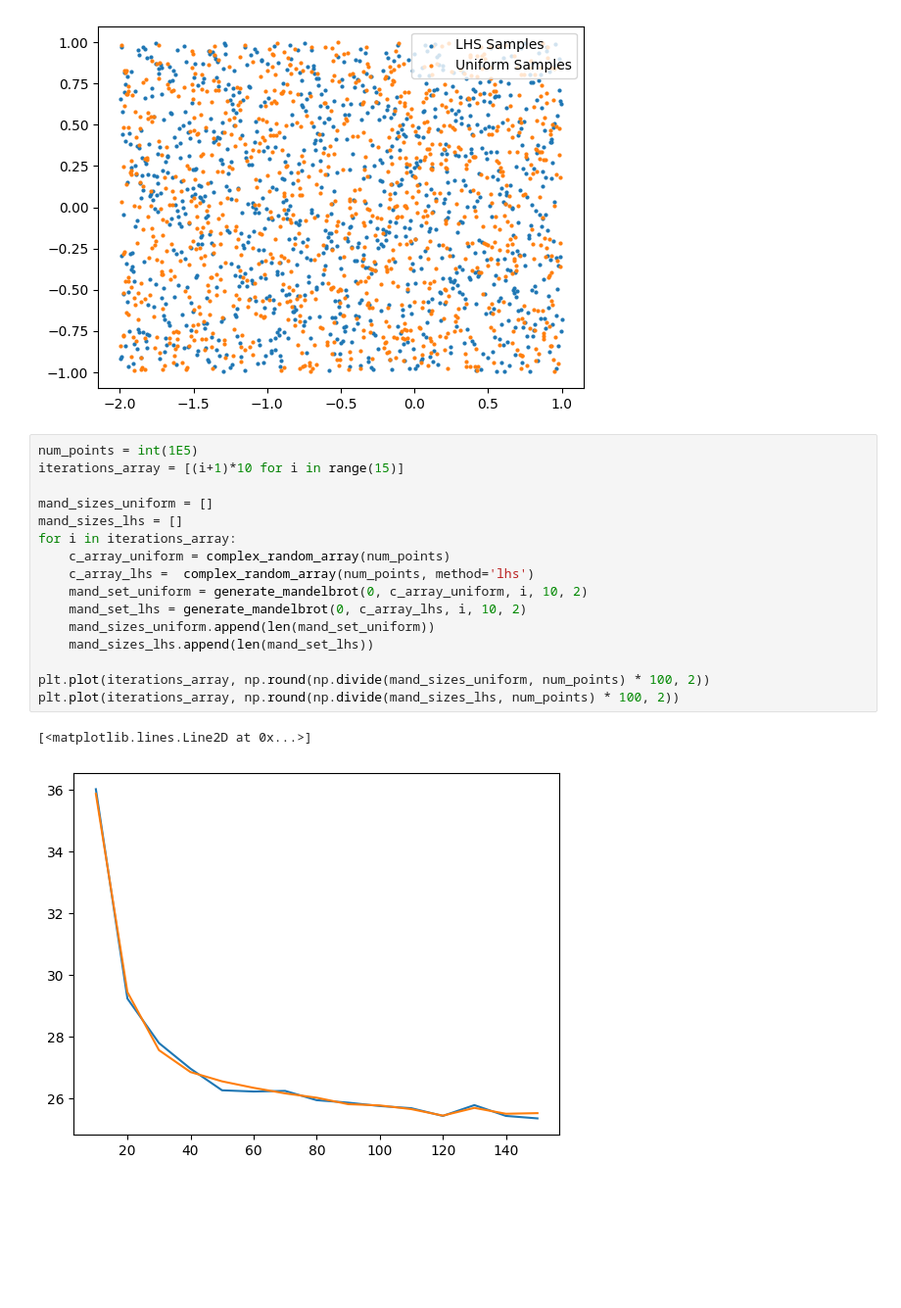
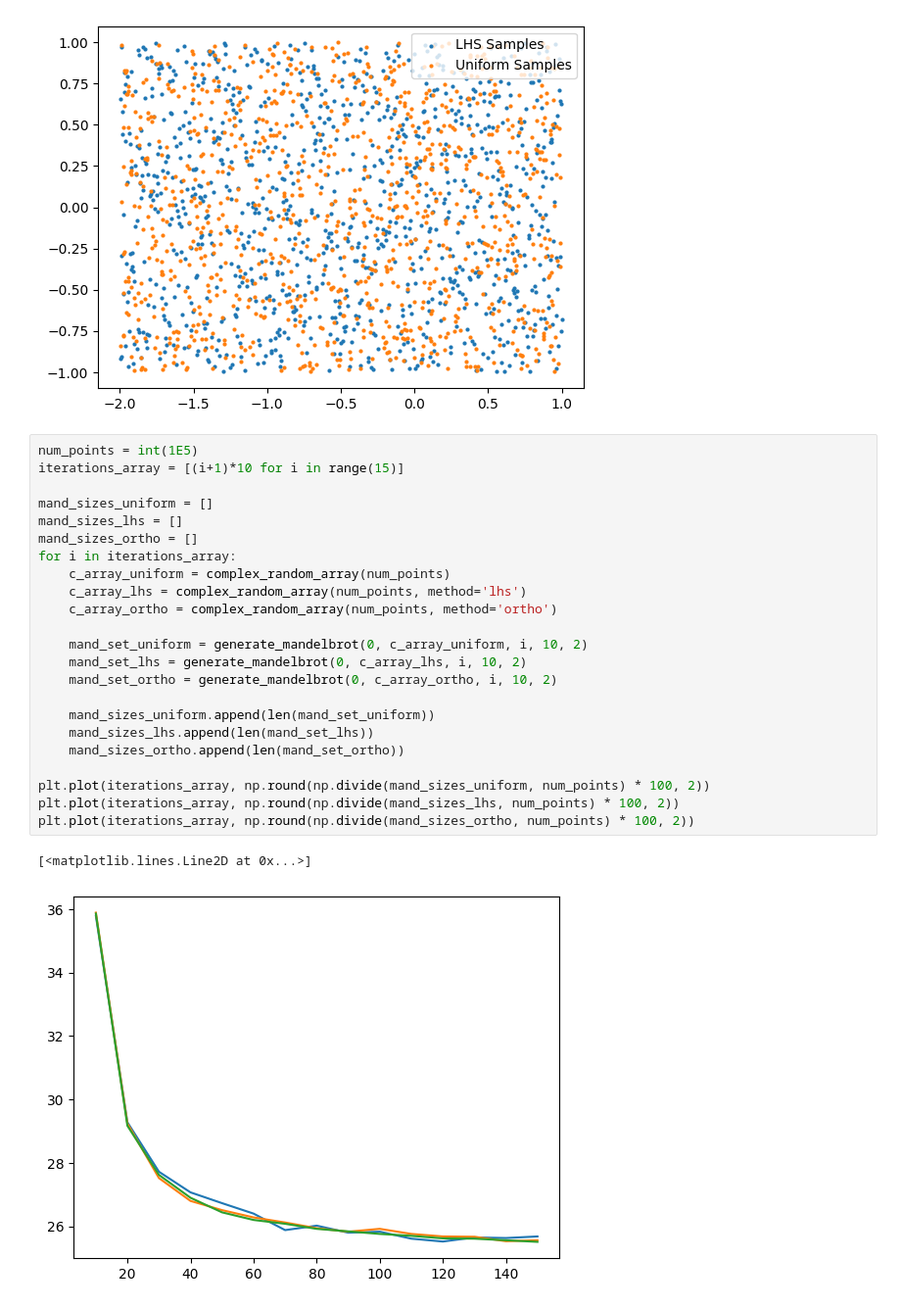
Before and after one commit to Foundnation/Stochastic-Simulation, a Jupyter notebook: mandelbrot_notebook.ipynb, the cells around one changed output. Shown at 98% size. Drawn from its saved outputs; the diff is of its cells as text; blank space fills up the shorter version.

```diff
--- a/mandelbrot_notebook.ipynb
+++ b/mandelbrot_notebook.ipynb
@@ -78,19 +69,26 @@ plt.legend()
 # %%
 num_points = int(1E5)
 iterations_array = [(i+1)*10 for i in range(15)]
 
 mand_sizes_uniform = []
 mand_sizes_lhs = []
+mand_sizes_ortho = []
 for i in iterations_array:
     c_array_uniform = complex_random_array(num_points)
-    c_array_lhs =  complex_random_array(num_points, method='lhs')
+    c_array_lhs = complex_random_array(num_points, method='lhs')
+    c_array_ortho = complex_random_array(num_points, method='ortho')
+
     mand_set_uniform = generate_mandelbrot(0, c_array_uniform, i, 10, 2)
     mand_set_lhs = generate_mandelbrot(0, c_array_lhs, i, 10, 2)
+    mand_set_ortho = generate_mandelbrot(0, c_array_ortho, i, 10, 2)
+
     mand_sizes_uniform.append(len(mand_set_uniform))
     mand_sizes_lhs.append(len(mand_set_lhs))
+    mand_sizes_ortho.append(len(mand_set_ortho))
 
 plt.plot(iterations_array, np.round(np.divide(mand_sizes_uniform, num_points) * 100, 2))
 plt.plot(iterations_array, np.round(np.divide(mand_sizes_lhs, num_points) * 100, 2))
+plt.plot(iterations_array, np.round(np.divide(mand_sizes_ortho, num_points) * 100, 2))
 # %% [output]
 [<matplotlib.lines.Line2D at 0x...>]
-[figure, old version]
+[figure, new version]
```
Also changed, not shown: parts of 3 cells of this notebook, 2 other files.
